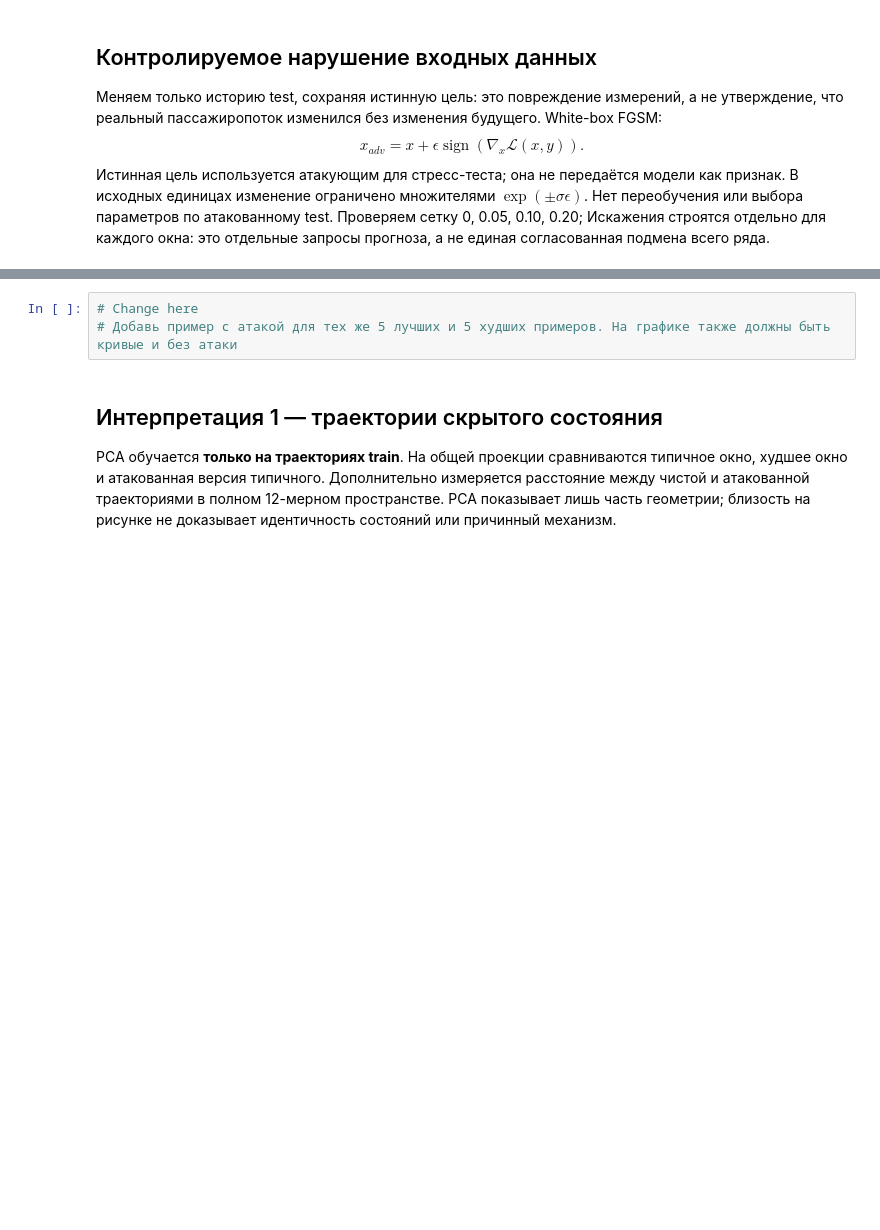
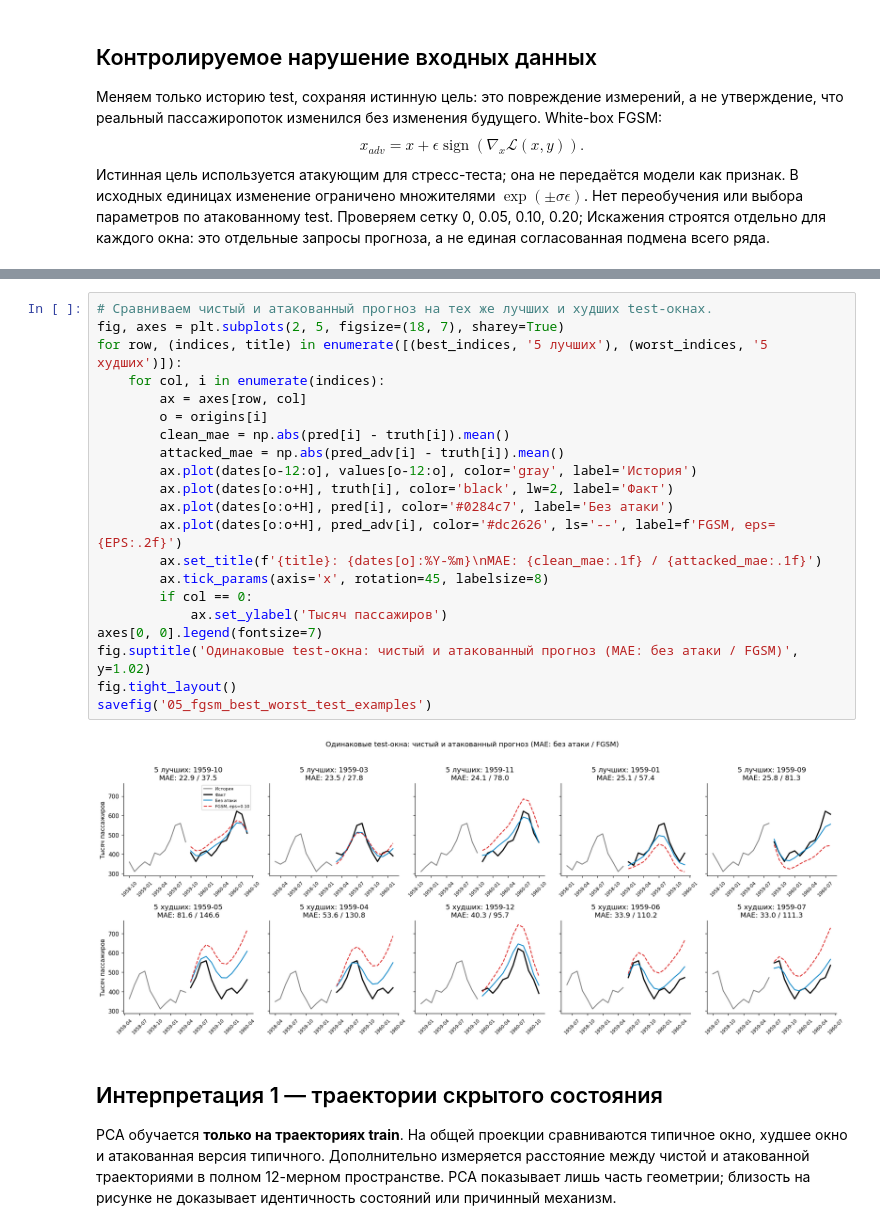
Before and after one commit to BorisVIkVik/NeuralODE-Validation-Lab, a Jupyter notebook: Лабораторная_2_Neural_ODE_AirPassengers.ipynb, the cells around one changed output, grey strips where cells are left out. Saved outputs shown, nothing was run; the diff lists cells and outputs as text; blank space fills up the shorter version.

Commit message:
Added FGSM examples

```diff
--- a/Лабораторная_2_Neural_ODE_AirPassengers.ipynb
+++ b/Лабораторная_2_Neural_ODE_AirPassengers.ipynb
@@ -402,8 +399,28 @@ FGSM на всей test части:
 0.20 128.929 151.117    28.715
 FGSM eps=0.10: множители измерений от 0.9672 до 1.0339
 # %%
-# Change here
-# Добавь пример с атакой для тех же 5 лучших и 5 худших примеров. На графике также должны быть кривые и без атаки
+# Сравниваем чистый и атакованный прогноз на тех же лучших и худших test-окнах.
+fig, axes = plt.subplots(2, 5, figsize=(18, 7), sharey=True)
+for row, (indices, title) in enumerate([(best_indices, '5 лучших'), (worst_indices, '5 худших')]):
+    for col, i in enumerate(indices):
+        ax = axes[row, col]
+        o = origins[i]
+        clean_mae = np.abs(pred[i] - truth[i]).mean()
+        attacked_mae = np.abs(pred_adv[i] - truth[i]).mean()
+        ax.plot(dates[o-12:o], values[o-12:o], color='gray', label='История')
+        ax.plot(dates[o:o+H], truth[i], color='black', lw=2, label='Факт')
+        ax.plot(dates[o:o+H], pred[i], color='#0284c7', label='Без атаки')
+        ax.plot(dates[o:o+H], pred_adv[i], color='#dc2626', ls='--', label=f'FGSM, eps={EPS:.2f}')
+        ax.set_title(f'{title}: {dates[o]:%Y-%m}\nMAE: {clean_mae:.1f} / {attacked_mae:.1f}')
+        ax.tick_params(axis='x', rotation=45, labelsize=8)
+        if col == 0:
+            ax.set_ylabel('Тысяч пассажиров')
+axes[0, 0].legend(fontsize=7)
+fig.suptitle('Одинаковые test-окна: чистый и атакованный прогноз (MAE: без атаки / FGSM)', y=1.02)
+fig.tight_layout()
+savefig('05_fgsm_best_worst_test_examples')
+# %% [output]
+[figure, added]
 # %% [markdown]
 ## Интерпретация 1 — траектории скрытого состояния
 PCA обучается **только на траекториях train**. На общей проекции сравниваются
```
Also changed, not shown: parts of 2 cells of this notebook.
